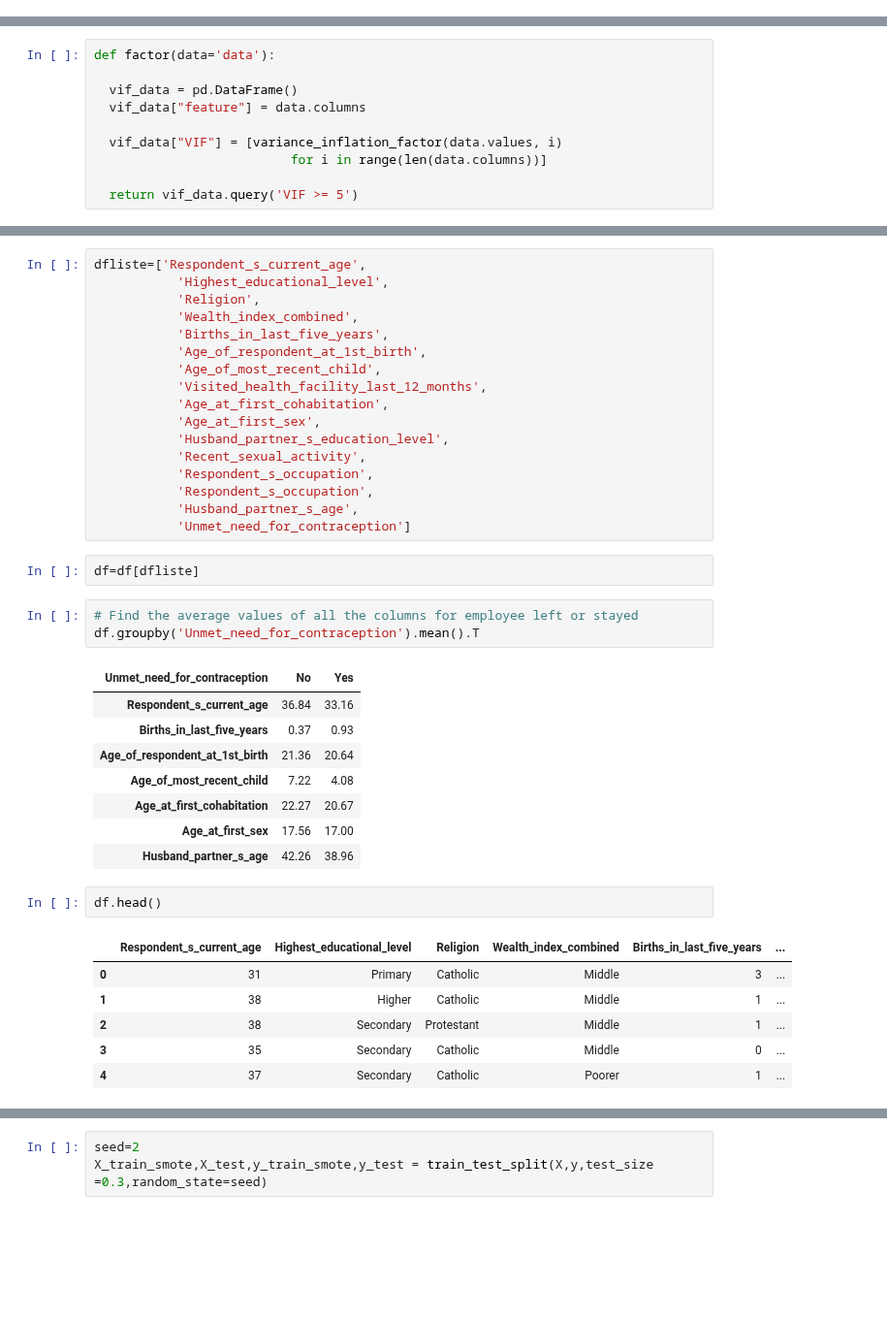
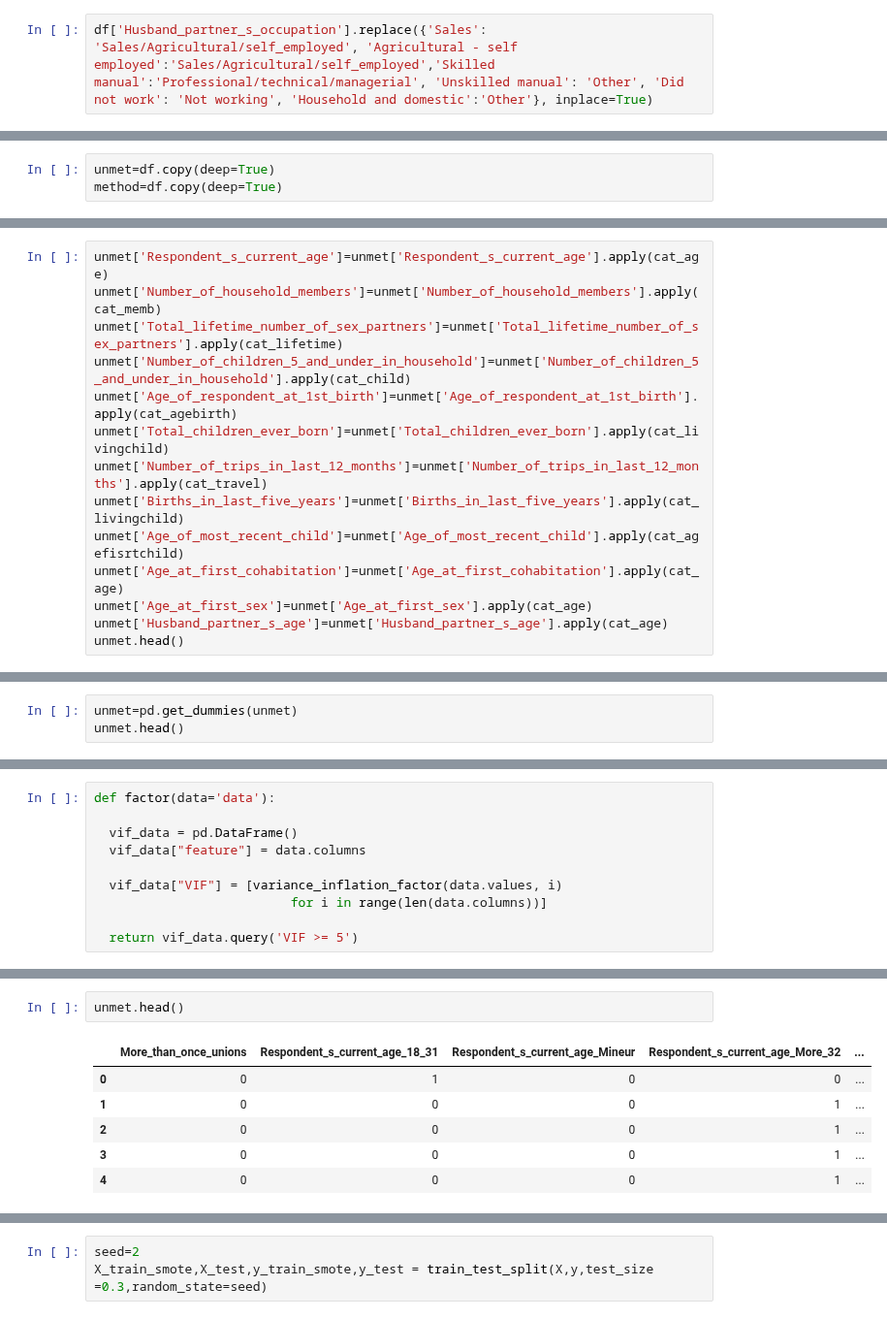
Before and after one commit to MMasson1988/Capstone-s-Project, a Jupyter notebook: Contraceptive_Project_Test.ipynb, the cells around one changed output, grey strips where cells are left out. Shown at 97% size. Saved outputs shown, nothing was run; the diff lists cells and outputs as text; blank space fills up the shorter version.

```diff
--- a/Contraceptive_Project_Test.ipynb
+++ b/Contraceptive_Project_Test.ipynb
@@ -1112,0 +753,2 @@ datamodel=['Respondent_s_current_age_Low', 'Respondent_s_current_age_High',
+# %%
+df['Husband_partner_s_occupation'].replace({'Sales': 'Sales/Agricultural/self_employed', 'Agricultural - self employed':'Sales/Agricultural/self_employed','Skilled manual':'Professional/technical/managerial', 'Unskilled manual': 'Other', 'Did not work': 'Not working', 'Household and domestic':'Other'}, inplace=True)
@@ -1112,0 +759,3 @@ datamodel=['Respondent_s_current_age_Low', 'Respondent_s_current_age_High',
+# %%
+unmet=df.copy(deep=True)
+method=df.copy(deep=True)
@@ -1112,0 +769,14 @@ datamodel=['Respondent_s_current_age_Low', 'Respondent_s_current_age_High',
+# %%
+unmet['Respondent_s_current_age']=unmet['Respondent_s_current_age'].apply(cat_age)
+unmet['Number_of_household_members']=unmet['Number_of_household_members'].apply(cat_memb)
+unmet['Total_lifetime_number_of_sex_partners']=unmet['Total_lifetime_number_of_sex_partners'].apply(cat_lifetime)
+unmet['Number_of_children_5_and_under_in_household']=unmet['Number_of_children_5_and_under_in_household'].apply(cat_child)
+unmet['Age_of_respondent_at_1st_birth']=unmet['Age_of_respondent_at_1st_birth'].apply(cat_agebirth)
+unmet['Total_children_ever_born']=unmet['Total_children_ever_born'].apply(cat_livingchild)
+unmet['Number_of_trips_in_last_12_months']=unmet['Number_of_trips_in_last_12_months'].apply(cat_travel)
+unmet['Births_in_last_five_years']=unmet['Births_in_last_five_years'].apply(cat_livingchild)
+unmet['Age_of_most_recent_child']=unmet['Age_of_most_recent_child'].apply(cat_agefisrtchild)
+unmet['Age_at_first_cohabitation']=unmet['Age_at_first_cohabitation'].apply(cat_age)
+unmet['Age_at_first_sex']=unmet['Age_at_first_sex'].apply(cat_age)
+unmet['Husband_partner_s_age']=unmet['Husband_partner_s_age'].apply(cat_age)
+unmet.head()
@@ -1112,0 +989,3 @@ datamodel=['Respondent_s_current_age_Low', 'Respondent_s_current_age_High',
+# %%
+unmet=pd.get_dummies(unmet)
+unmet.head()
@@ -1310,40 +1281,9 @@ plt.show()
-# %%
-dfliste=['Respondent_s_current_age',
-           'Highest_educational_level',
-           'Religion',
-           'Wealth_index_combined',
-           'Births_in_last_five_years',
-           'Age_of_respondent_at_1st_birth',
-           'Age_of_most_recent_child',
-           'Visited_health_facility_last_12_months',
-           'Age_at_first_cohabitation',
-           'Age_at_first_sex',
-           'Husband_partner_s_education_level',
-           'Recent_sexual_activity',
-           'Respondent_s_occupation',
-           'Respondent_s_occupation',
-           'Husband_partner_s_age',
-           'Unmet_need_for_contraception']
-# %%
-df=df[dfliste]
-# %%
-# Find the average values of all the columns for employee left or stayed
-df.groupby('Unmet_need_for_contraception').mean().T
-# %% [output]
-| Unmet_need_for_contraception | No | Yes |
-| Respondent_s_current_age | 36.84 | 33.16 |
-| Births_in_last_five_years | 0.37 | 0.93 |
-| Age_of_respondent_at_1st_birth | 21.36 | 20.64 |
-| Age_of_most_recent_child | 7.22 | 4.08 |
-| Age_at_first_cohabitation | 22.27 | 20.67 |
-| Age_at_first_sex | 17.56 | 17.00 |
-| Husband_partner_s_age | 42.26 | 38.96 |
 # %%
-df.head()
+unmet.head()
 # %% [output]
-|  | Respondent_s_current_age | Highest_educational_level | Religion | Wealth_index_combined | Births_in_last_five_years | ... |
-| 0 | 31 | Primary | Catholic | Middle | 3 | ... |
-| 1 | 38 | Higher | Catholic | Middle | 1 | ... |
-| 2 | 38 | Secondary | Protestant | Middle | 1 | ... |
-| 3 | 35 | Secondary | Catholic | Middle | 0 | ... |
-| 4 | 37 | Secondary | Catholic | Poorer | 1 | ... |
+|  | More_than_once_unions | Respondent_s_current_age_18_31 | Respondent_s_current_age_Mineur | Respondent_s_current_age_More_32 | ... |
+| 0 | 0 | 1 | 0 | 0 | ... |
+| 1 | 0 | 0 | 0 | 1 | ... |
+| 2 | 0 | 0 | 0 | 1 | ... |
+| 3 | 0 | 0 | 0 | 1 | ... |
+| 4 | 0 | 0 | 0 | 1 | ... |
```
Also changed, not shown: parts of 203 cells of this notebook.
